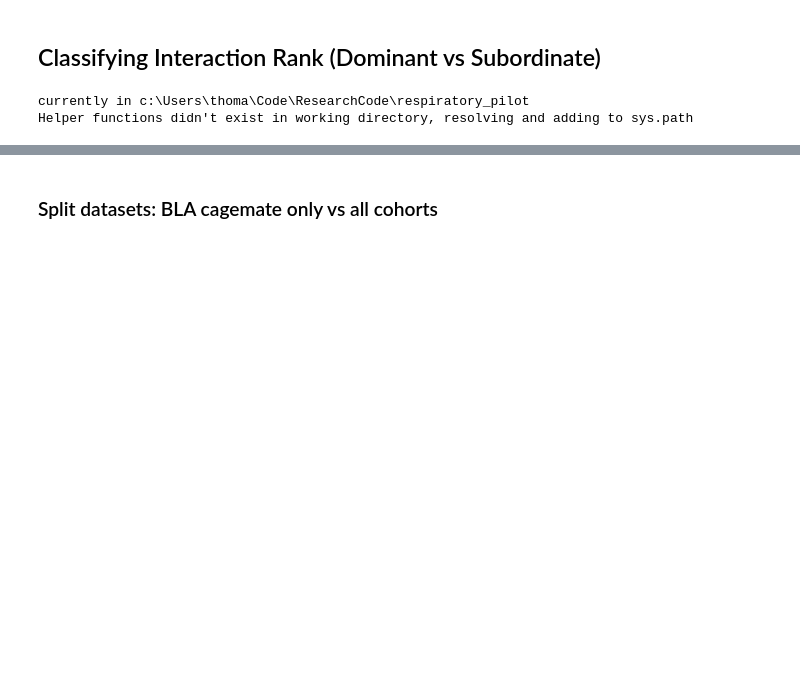
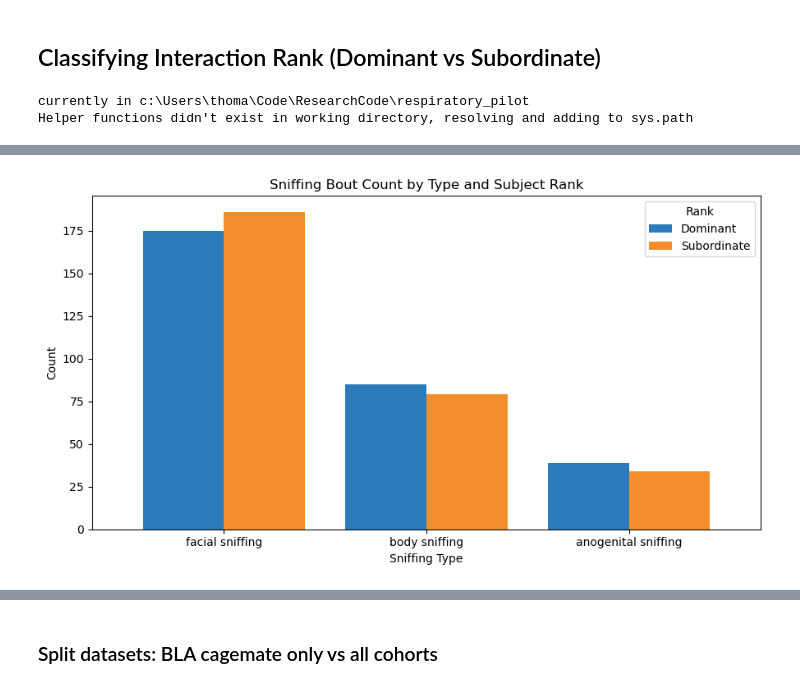
Before and after one commit to padillacoreanolab/respiratory_pilot, a Jupyter notebook: notebooks/thomas_notebooks/resp_classification/rank-classification/rank-classification-interactions.ipynb, the cells around one changed output, grey strips where cells are left out. Saved outputs shown, nothing was run; the diff lists cells and outputs as text; code cells hidden in the pictures; blank space fills up the shorter version.

```diff
--- a/notebooks/thomas_notebooks/resp_classification/rank-classification/rank-classification-interactions.ipynb
+++ b/notebooks/thomas_notebooks/resp_classification/rank-classification/rank-classification-interactions.ipynb
@@ -89,3 +163,38 @@ Index(['Behavior', 'Start', 'Stop', 'Duration', 'PreBoutRespRate', 'Trial', 'Sub
+# %%
+# Prepare a grouped bar plot: x-axis is Behavior (sniffing type), grouped by Rank
+# feature_matrix was balanced in the cell above (sniffing types + matched Rank counts)
+sniff_behaviors = ["facial sniffing", "body sniffing", "anogenital sniffing"]
+plot_df = feature_matrix.copy()
+
+rank_order = sorted(plot_df["Rank"].unique())
+behavior_order = sniff_behaviors
+
+# Count by [Behavior, Rank]
+count_df = (
+    plot_df
+    .groupby(["Behavior", "Rank"])
+    .size()
+    .unstack(fill_value=0)
+    .reindex(index=behavior_order, fill_value=0)
+    .reindex(columns=rank_order)
+)
+
+# Plot
+ax = count_df.plot(
+    kind="bar",
+    figsize=(9, 5),
+    width=0.8,
+    color=["#2b7bba", "#f28e2b"][:len(rank_order)]
+)
+plt.title("Sniffing Bout Count by Type and Subject Rank")
+plt.ylabel("Count")
+plt.xlabel("Sniffing Type")
+plt.legend(title="Rank")
+plt.xticks(rotation=0)
+plt.tight_layout()
+plt.show()
+# %% [output]
+[figure, added]
 # %%
 feature_matrix.head()
 # %% [output]
```
Also changed, not shown: parts of 19 cells of this notebook, 6 other files.
